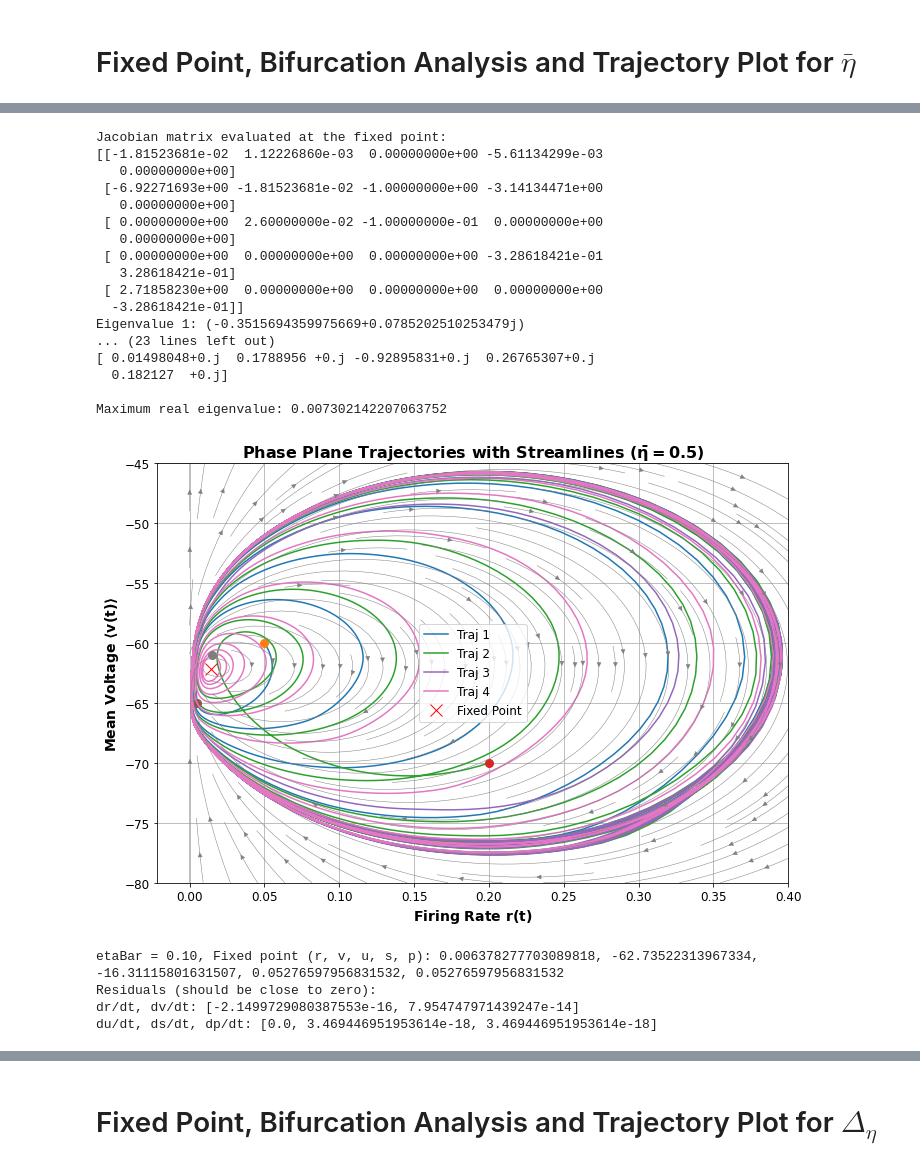
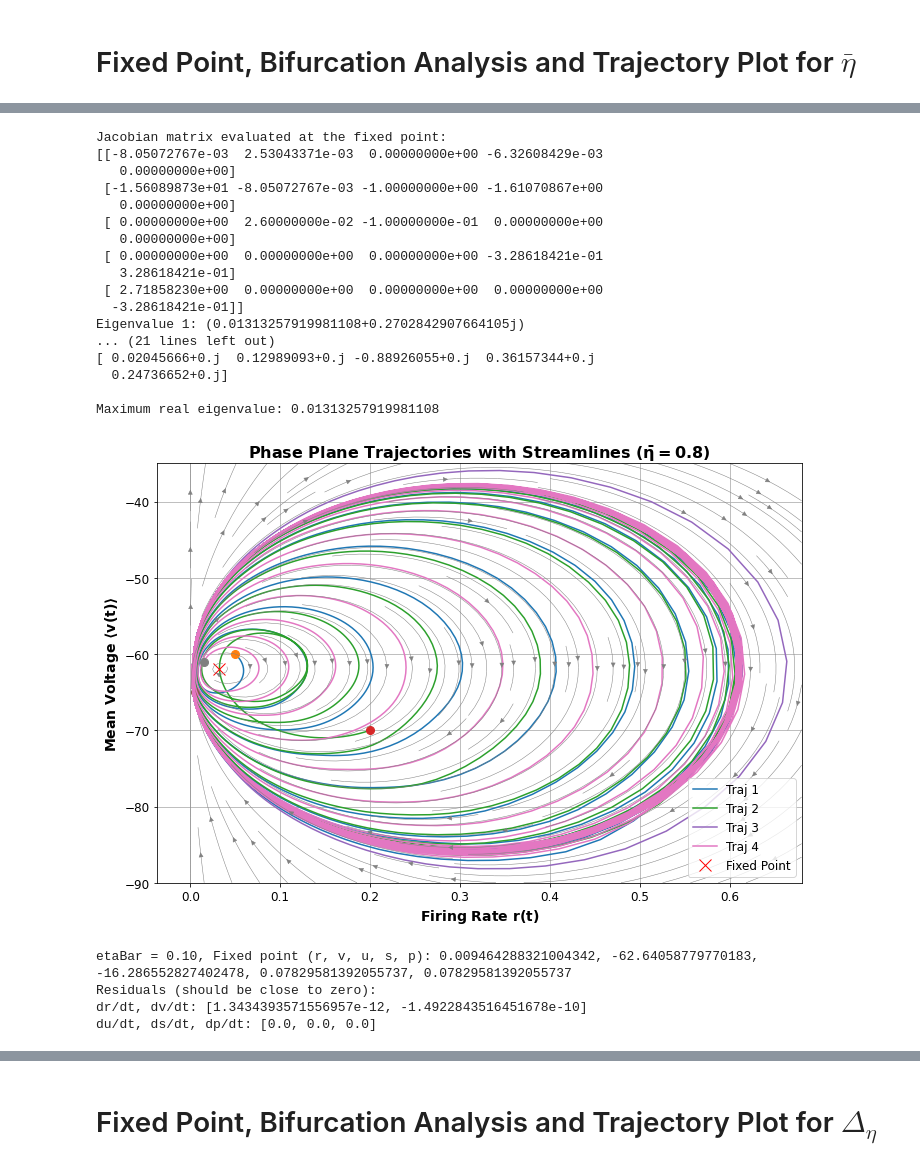
Before and after one commit to davidkelly2002/Final_Year_Thesis_Code, a Jupyter notebook: Bifurcation Analysis (Chapter 4).ipynb, the cells around one changed output, grey strips where cells are left out. Drawn from its saved outputs; the diff is of its cells as text; code cells hidden in the pictures.

```diff
--- a/Bifurcation Analysis (Chapter 4).ipynb
+++ b/Bifurcation Analysis (Chapter 4).ipynb
@@ -13,6 +15,6 @@ import matplotlib.patches as mpatches
 # %%
 # Define parameters
-N = 5000
+N = 500
 T = 300
 M = 50000
 dt = 0.01
@@ -43,13 +45,13 @@ p_jump = 2.7185823035951033
 
 # Heterogeneity parameters for the intrinsic current eta
 Delta = 0.02     # half-width of Lorentzian for eta
-etaBar = 0.5     # mean intrinsic current
+etaBar = 0.8     # mean intrinsic current
 
 J = stats.cauchy.rvs(loc=etaBar, scale=Delta, size=N)
 I = 0
 
 # All-to-all connected, can use single s and p as all neuron receive same input
-g = 0.4
+g = 0.2
 # %%
 # Network simulation functions
 def dxdt(t, x, k, a, b, I, Esyn, J, tauS):
@@ -106,7 +108,7 @@ def fixed_point_equations(vars, etaBar, Delta):
 # Updated solver with all equations:
 
 initial_guess = [0.12 , -62]  # initial guesses for r, v
-etaBar_values = np.linspace(-0.35, 1.0, 28)
+etaBar_values = [0.8]
 
 for etaBar in etaBar_values:
     # Solve only for r and v first
@@ -150,5 +139,5 @@ du/dt, ds/dt, dp/dt: [0.0, 0.0, 0.0]
 # %%
-# Physical FP r>0
+# Unphysical FP r<0
 # Define equilibrium conditions explicitly
 def equilibrium_conditions(v, r):
     s = r * tauS * p_jump
@@ -170,8 +159,8 @@ def fixed_point_equations(vars, etaBar, Delta):
 
 # Updated solver with all equations:
 
-initial_guess = [0.12 , -62]  # initial guesses for r, v
-etaBar_values = [0.5]
+initial_guess = [-0.12 , -62]  # initial guesses for r, v
+etaBar_values = [0.8]
 
 for etaBar in etaBar_values:
     # Solve only for r and v first
@@ -316,6 +191,6 @@ du/dt, ds/dt, dp/dt: [0.0, 0.0, 0.0]
 # %%
-r_fp, v_fp, u_fp, s_fp, p_fp =0.01402835747175809, -62.14663822067612, -16.15812593737579, 0.11605327616469685, 0.11605327616469685
-etaBar = 0.5
+r_fp, v_fp, u_fp, s_fp, p_fp =0.03163042142907949, -61.94645664836426, -16.10607872857471, 0.2616709789941407, 0.2616709789941407
+etaBar = 0.8
 # Jacobian matrix at the fixed point
 J = np.zeros((5, 5))
 
@@ -364,9 +239,9 @@ max_real_eigenvalue = np.max(np.real(eigvals))
 print(f"Maximum real eigenvalue: {max_real_eigenvalue}")
 # %% [output]
 Jacobian matrix evaluated at the fixed point:
-[[-1.81523681e-02  1.12226860e-03  0.00000000e+00 -5.61134299e-03
+[[-8.05072767e-03  2.53043371e-03  0.00000000e+00 -6.32608429e-03
    0.00000000e+00]
- [-6.92271693e+00 -1.81523681e-02 -1.00000000e+00 -3.14134471e+00
+ [-1.56089873e+01 -8.05072767e-03 -1.00000000e+00 -1.61070867e+00
    0.00000000e+00]
  [ 0.00000000e+00  2.60000000e-02 -1.00000000e-01  0.00000000e+00
    0.00000000e+00]
@@ -374,14 +249,13 @@ Jacobian matrix evaluated at the fixed point:
    3.28618421e-01]
  [ 2.71858230e+00  0.00000000e+00  0.00000000e+00  0.00000000e+00
   -3.28618421e-01]]
-Eigenvalue 1: (-0.3515694359975669+0.0785202510253479j)
-... (23 lines left out)
-[ 0.01498048+0.j  0.1788956 +0.j -0.92895831+0.j  0.26765307+0.j
-  0.182127  +0.j]
+Eigenvalue 1: (0.01313257919981108+0.2702842907664105j)
+... (21 lines left out)
+[ 0.02045666+0.j  0.12989093+0.j -0.88926055+0.j  0.36157344+0.j
+  0.24736652+0.j]
 
-Maximum real eigenvalue: 0.007302142207063752
+Maximum real eigenvalue: 0.01313257919981108
 # %%
-r_fp, v_fp, u_fp, s_fp, p_fp = 0.01402835747175809, -62.14663822067612, -16.15812593737579, 0.11605327616469685, 0.11605327616469685
 # Define your mean-field equations explicitly
 def mean_field_odes(t, y):
     r, v, u, s, p = y
@@ -411,38 +285,38 @@ solutions = [solve_ivp(mean_field_odes, t_span, y0, t_eval=t_eval) for y0 in ini
 plt.figure(figsize=(10, 7))
 
 for idx, sol in enumerate(solutions):
     plt.plot(sol.y[0], sol.y[1], label=f'Traj {idx+1}')
     plt.plot(sol.y[0][0], sol.y[1][0], 'o', markersize=8)
 
 # Mark fixed point explicitly
 plt.plot(r_fp, v_fp, 'rx', markersize=12, label='Fixed Point')
 
 
 # Streamlines explicitly
-r = np.linspace(0, 0.4, 25)
-v = np.linspace(-80, -45, 25)
+r = np.linspace(0, 0.68, 25)
+v = np.linspace(-90, -35, 25)
 R, V = np.meshgrid(r, v)
 
 # Evaluate dr/dt and dv/dt explicitly
 U, W = np.zeros(R.shape), np.zeros(V.shape)
 for i in range(R.shape[0]):
     for j in range(R.shape[1]):
         dydt = mean_field_odes(0, [R[i,j], V[i,j], u_fp, s_fp, p_fp])
         U[i,j], W[i,j] = dydt[0], dydt[1]
 
 # Add streamlines
 plt.streamplot(R, V, U, W, color='gray', density=1.5, linewidth=0.5)
 plt.grid(True)
-plt.title(r"Phase Plane Trajectories with Streamlines $\mathbf{(\bar{\eta} = 0.5)}$", fontsize=16, fontweight='bold')
+plt.title(r"Phase Plane Trajectories with Streamlines $\mathbf{(\bar{\eta} = 0.8)}$", fontsize=16, fontweight='bold')
 plt.ylabel(r"Mean Voltage $\mathbf{\langle v(t) \rangle }$", fontsize=14, fontweight='bold')
 plt.xlabel(r"Firing Rate $\mathbf{r(t)}$", fontsize=14, fontweight='bold')
 plt.tick_params(axis='both', which='major', labelsize=12)
 plt.legend(fontsize=12)
 plt.tight_layout()
-plt.savefig('TrajectoryPlot_EtaBar_0.5.png')
+plt.savefig('TrajectoryPlot_EtaBar_0.8.png')
 plt.show()
 # %% [output]
-[figure, old version]
+[figure, new version]
 # %%
 def equilibrium_conditions(v, r):
     s = r * tauS * p_jump
@@ -489,8 +363,8 @@ for etaBar in etaBar_values:
     # Update guess for next iteration
     initial_guess = [r_fp, v_fp]
 # %% [output]
-etaBar = 0.10, Fixed point (r, v, u, s, p): 0.006378277703089818, -62.73522313967334, -16.31115801631507, 0.05276597956831532, 0.05276597956831532
+etaBar = 0.10, Fixed point (r, v, u, s, p): 0.009464288321004342, -62.64058779770183, -16.286552827402478, 0.07829581392055737, 0.07829581392055737
 Residuals (should be close to zero):
-dr/dt, dv/dt: [-2.1499729080387553e-16, 7.954747971439247e-14]
-du/dt, ds/dt, dp/dt: [0.0, 3.469446951953614e-18, 3.469446951953614e-18]
+dr/dt, dv/dt: [1.3434393571556957e-12, -1.4922843516451678e-10]
+du/dt, ds/dt, dp/dt: [0.0, 0.0, 0.0]
 # %%
```
Also changed, not shown: parts of 28 cells of this notebook.
